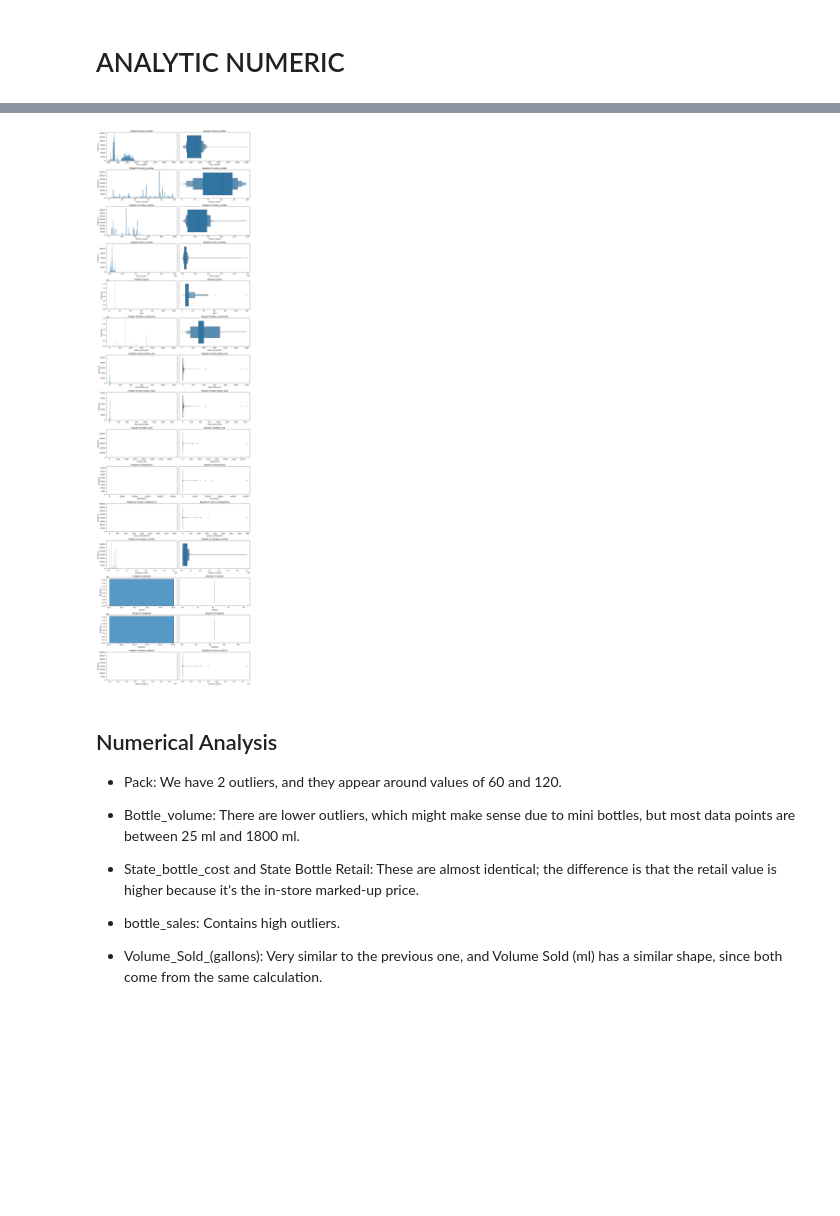
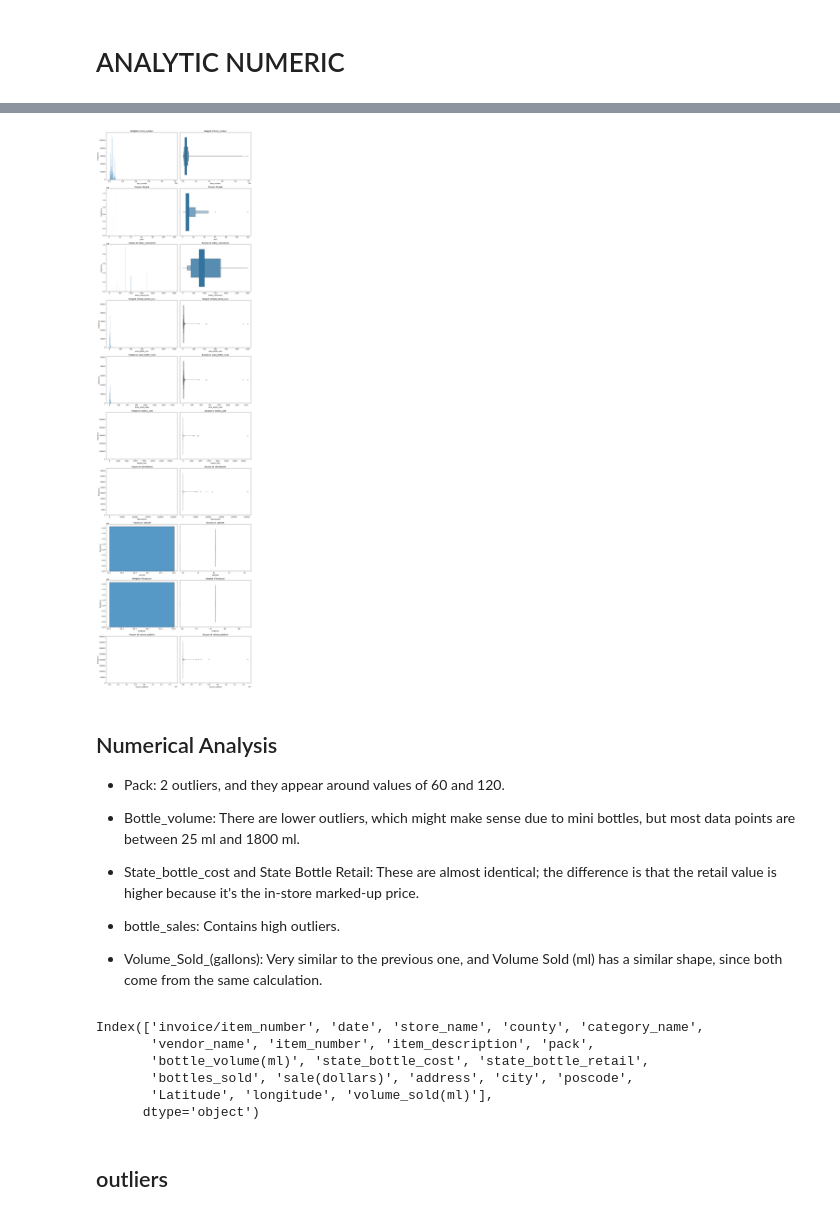
Before and after one commit to ivactcat/Sales_analytic, a Jupyter notebook: jupyter/analytic.ipynb, the cells around one changed output, grey strips where cells are left out. Cells and saved outputs as stored; diff of their text form; code cells hidden in the pictures; blank space fills up the shorter version.

Commit message:
graph

```diff
--- a/jupyter/analytic.ipynb
+++ b/jupyter/analytic.ipynb
@@ -143,23 +53,23 @@ df_num.shape
 # %%
-fig, axes = plt.subplots(15, 2, figsize=(14, 50))
+fig, axes = plt.subplots(10, 2, figsize=(14, 50))
 
 for i, col in enumerate(df_num.columns):
     sns.histplot(data=df_num, x=col, ax=axes[i, 0])
     axes[i, 0].set_title(f'Histplot of {col}')
     axes[i, 0].set_ylabel('Frequency')
     axes[i, 0].set_xlabel(col)
 
     sns.boxenplot(data=df_num, x=col, ax=axes[i, 1])
     axes[i, 1].set_title(f'Boxplot of {col}')
     axes[i, 1].set_xlabel(col)
 
 plt.tight_layout()  # Ajustar los gráficos
 plt.show()  # Mostrar los gráficos
 # %% [output]
-[figure, old version]
+[figure, new version]
 # %% [markdown]
 ## Numerical Analysis
-- Pack: We have 2 outliers, and they appear around values of 60 and 120.
+- Pack:  2 outliers, and they appear around values of 60 and 120.
 
 - Bottle_volume: There are lower outliers, which might make sense due to mini bottles, but most data points are between 25 ml and 1800 ml.
 
@@ -168,3 +78,12 @@ plt.show()  # Mostrar los gráficos
 - bottle_sales: Contains high outliers.
 
 - Volume_Sold_(gallons): Very similar to the previous one, and Volume Sold (ml) has a similar shape, since both come from the same calculation.
+# %%
+df.columns
+# %% [output]
+Index(['invoice/item_number', 'date', 'store_name', 'county', 'category_name',
+       'vendor_name', 'item_number', 'item_description', 'pack',
+       'bottle_volume(ml)', 'state_bottle_cost', 'state_bottle_retail',
+       'bottles_sold', 'sale(dollars)', 'address', 'city', 'poscode',
+       'Latitude', 'longitude', 'volume_sold(ml)'],
+      dtype='object')
@@ -170,0 +92,2 @@ plt.show()  # Mostrar los gráficos
+# %% [markdown]
+## outliers
```
Also changed, not shown: parts of 45 cells of this notebook, 1 other file.
